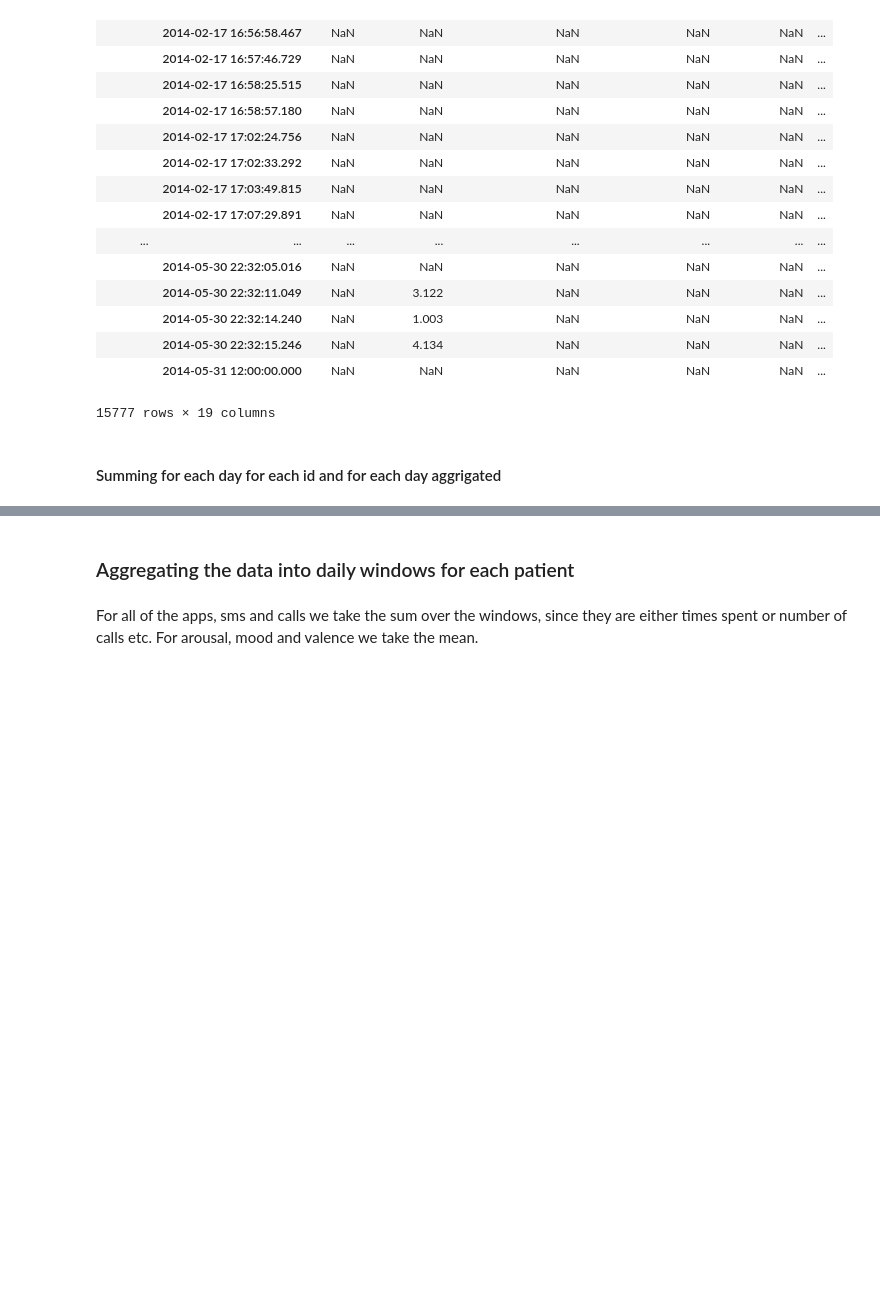
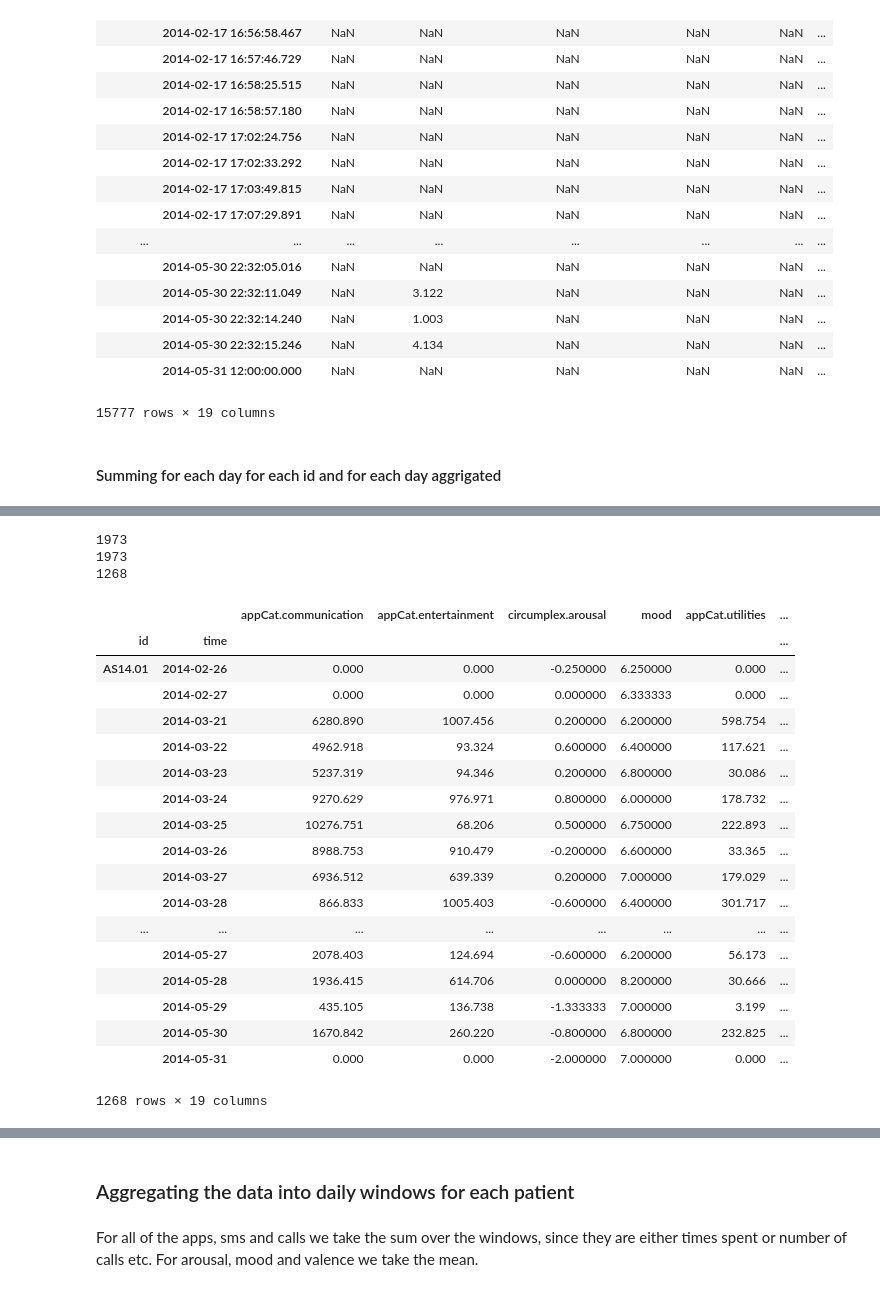
Before and after one commit to jelrae/dataMineAss1, a Jupyter notebook: DMT1_latest.ipynb, the cells around one changed output, grey strips where cells are left out. Saved outputs shown, nothing was run; the diff lists cells and outputs as text; code cells hidden in the pictures; blank space fills up the shorter version.

```diff
--- a/DMT1_latest.ipynb
+++ b/DMT1_latest.ipynb
@@ -181,17 +181,27 @@ data1D_indiv.fillna(value = 0, inplace=True)
 id_list = data1D_indiv.index.levels[0].tolist()
 df_list = []
 for cur_id in id_list:
-    print(cur_id)
+    #print(cur_id)
     df_personal = data1D_indiv.loc[data1D_indiv.index.get_level_values('id') == cur_id]
     for i in range(1,len(df_personal.index)-1):
         #print((df_personal['mood'].iloc[i]))
         if df_personal['mood'].iloc[i] == 0:
             #print('Are we here')
             if df_personal['mood'].iloc[i-1] != 0 and df_personal['mood'].iloc[i+1] != 0:
-                print("found one")
+                #print("found one")
                 df_personal['mood'].iloc[i] = ((df_personal['mood'].iloc[i-1]+df_personal['mood'].iloc[i+1])/2)
+    df_list.append(df_personal)
+
+data1D_indiv = pd.concat(df_list)
 
 
+#print(data1D_indiv.head())
+
+data1D_indiv['mood'] = data1D_indiv['mood'].replace(0,np.nan)
+
+data1D_indiv = data1D_indiv.dropna(subset=['mood'])
+
+#print(data1D_indiv.head())
 
 mood_daily = data1D_indiv['mood']
 #print(len(mood_daily))
@@ -246,3 +252,35 @@ found one
+# %%
+print(len(data1D_indiv['mood'] == 0))
+print(len(data1D_confirm.dropna()))
+print(len(data1D_indiv.dropna()))
+tester = data1D_indiv
+tester['mood'] = tester['mood'].replace(0,np.nan)
+tester
+df_tmp = tester.dropna(subset=['mood'])
+df_tmp
+# %% [output]
+1973
+1973
+1268
+|  |  | appCat.communication | appCat.entertainment | circumplex.arousal | mood | appCat.utilities | ... |
+| id | time |  |  |  |  |  | ... |
+| AS14.01 | 2014-02-26 | 0.000 | 0.000 | -0.250000 | 6.250000 | 0.000 | ... |
+|  | 2014-02-27 | 0.000 | 0.000 | 0.000000 | 6.333333 | 0.000 | ... |
+|  | 2014-03-21 | 6280.890 | 1007.456 | 0.200000 | 6.200000 | 598.754 | ... |
+|  | 2014-03-22 | 4962.918 | 93.324 | 0.600000 | 6.400000 | 117.621 | ... |
+|  | 2014-03-23 | 5237.319 | 94.346 | 0.200000 | 6.800000 | 30.086 | ... |
+|  | 2014-03-24 | 9270.629 | 976.971 | 0.800000 | 6.000000 | 178.732 | ... |
+|  | 2014-03-25 | 10276.751 | 68.206 | 0.500000 | 6.750000 | 222.893 | ... |
+|  | 2014-03-26 | 8988.753 | 910.479 | -0.200000 | 6.600000 | 33.365 | ... |
+|  | 2014-03-27 | 6936.512 | 639.339 | 0.200000 | 7.000000 | 179.029 | ... |
+|  | 2014-03-28 | 866.833 | 1005.403 | -0.600000 | 6.400000 | 301.717 | ... |
+| ... | ... | ... | ... | ... | ... | ... | ... |
+|  | 2014-05-27 | 2078.403 | 124.694 | -0.600000 | 6.200000 | 56.173 | ... |
+|  | 2014-05-28 | 1936.415 | 614.706 | 0.000000 | 8.200000 | 30.666 | ... |
+|  | 2014-05-29 | 435.105 | 136.738 | -1.333333 | 7.000000 | 3.199 | ... |
+|  | 2014-05-30 | 1670.842 | 260.220 | -0.800000 | 6.800000 | 232.825 | ... |
+|  | 2014-05-31 | 0.000 | 0.000 | -2.000000 | 7.000000 | 0.000 | ... |
+1268 rows × 19 columns
 # %%
 # Rollinng averages for aggregate of all with "fixing" for every catagory
 from datetime import datetime, timedelta
```
Also changed, not shown: parts of 3 cells of this notebook, 2 other files.
